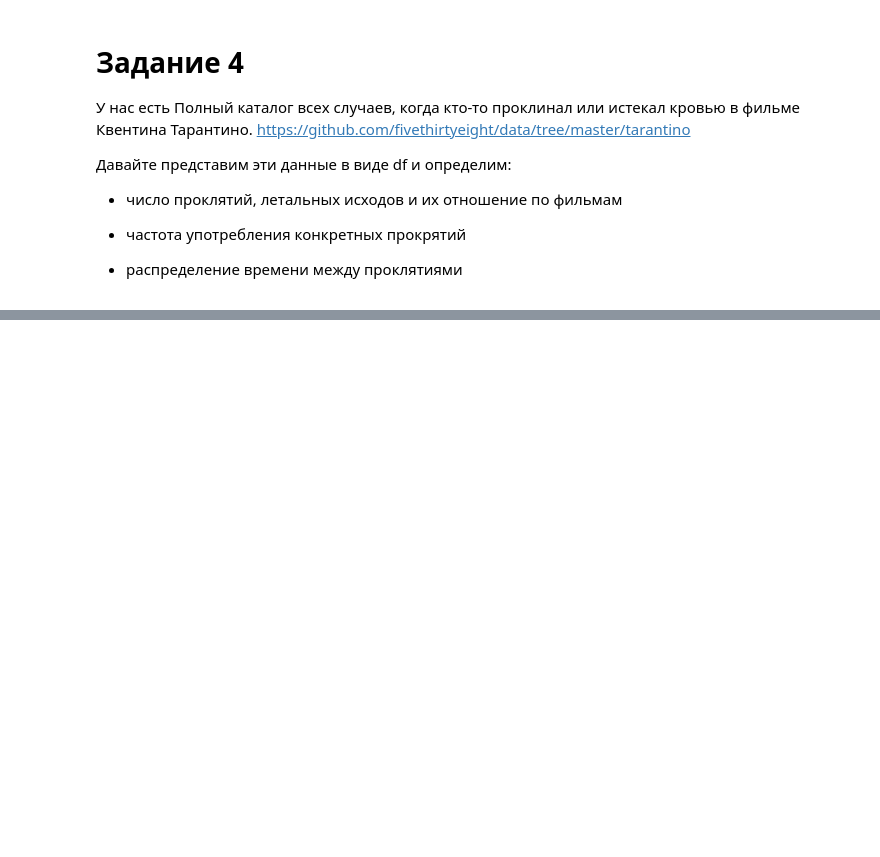
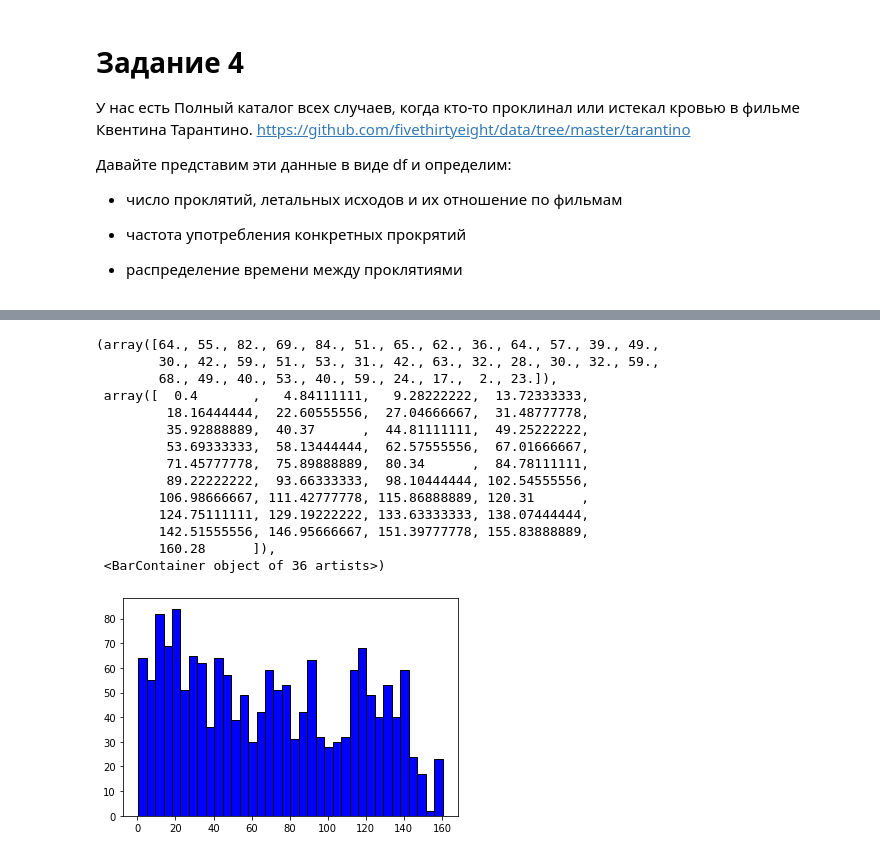
Before and after one commit to annapavlikova/homework_wb, a Jupyter notebook: homework3.ipynb, the cells around one changed output, grey strips where cells are left out. Drawn from its saved outputs; the diff is of its cells as text; code cells hidden in the pictures; blank space fills up the shorter version.

```diff
--- a/homework3.ipynb
+++ b/homework3.ipynb
@@ -332,0 +303,2 @@ OSError: tarantino.csv not found.
+# %%
+df = pd.read_csv('tarantino.csv')
@@ -332,0 +383,27 @@ OSError: tarantino.csv not found.
+# %%
+time=[]
+for i in range (1893):
+    if df.loc[i]['type'] == 'word':
+        time.append(df.loc[i]['minutes_in'])
+
+
+import matplotlib.pyplot as plt
+
+plt.hist(time, color = 'blue', edgecolor = 'black',
+         bins = int(180/5))
+# %% [output]
+(array([64., 55., 82., 69., 84., 51., 65., 62., 36., 64., 57., 39., 49.,
+        30., 42., 59., 51., 53., 31., 42., 63., 32., 28., 30., 32., 59.,
+        68., 49., 40., 53., 40., 59., 24., 17.,  2., 23.]),
+ array([  0.4       ,   4.84111111,   9.28222222,  13.72333333,
+         18.16444444,  22.60555556,  27.04666667,  31.48777778,
+         35.92888889,  40.37      ,  44.81111111,  49.25222222,
+         53.69333333,  58.13444444,  62.57555556,  67.01666667,
+         71.45777778,  75.89888889,  80.34      ,  84.78111111,
+         89.22222222,  93.66333333,  98.10444444, 102.54555556,
+        106.98666667, 111.42777778, 115.86888889, 120.31      ,
+        124.75111111, 129.19222222, 133.63333333, 138.07444444,
+        142.51555556, 146.95666667, 151.39777778, 155.83888889,
+        160.28      ]),
+ <BarContainer object of 36 artists>)
+[figure, added]
```
Also changed, not shown: parts of 19 cells of this notebook.
